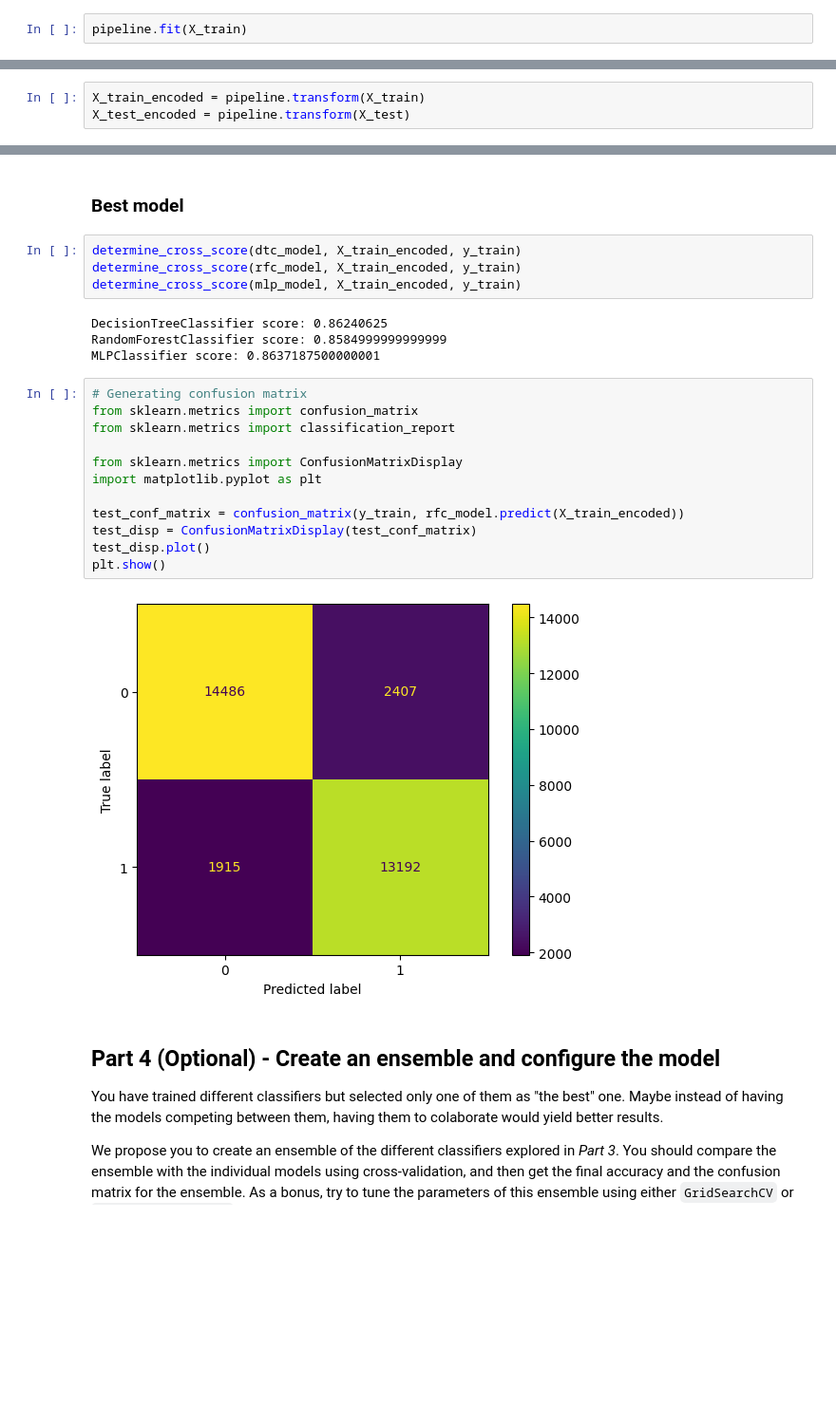
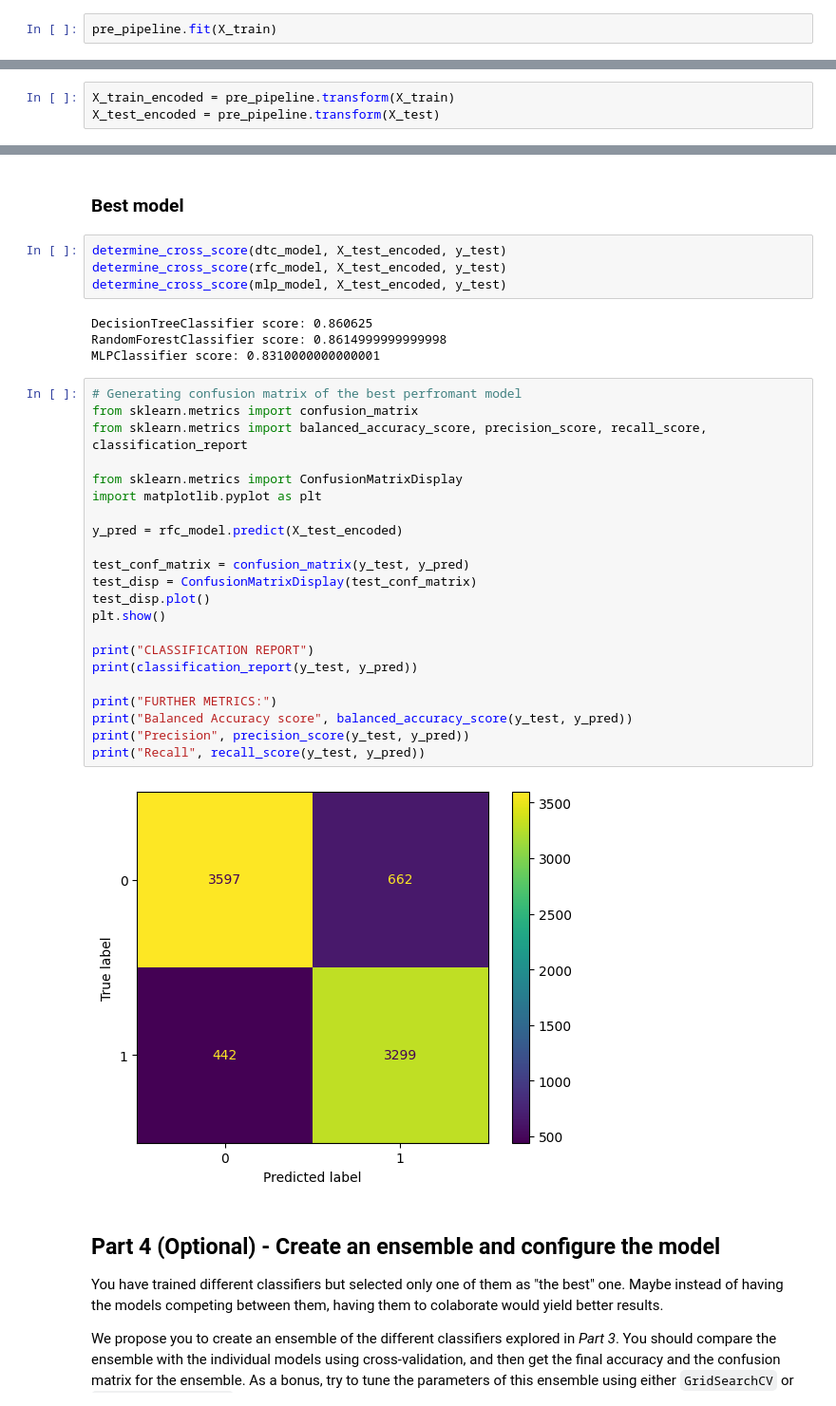
Before and after one commit to josalhor/si-pokemon, a Jupyter notebook: pokemon_basic-ml.ipynb, the cells around one changed output, grey strips where cells are left out. Shown at 95% size. Saved outputs shown, nothing was run; the diff lists cells and outputs as text; blank space fills up the shorter version.

```diff
--- a/pokemon_basic-ml.ipynb
+++ b/pokemon_basic-ml.ipynb
@@ -553,2 +647,2 @@ print(y.shape, y_train.shape, y_test.shape)
 # %%
-pipeline.fit(X_train)
+pre_pipeline.fit(X_train)
@@ -555,3 +667,3 @@ pipeline.fit(X_train)
 # %%
-X_train_encoded = pipeline.transform(X_train)
-X_test_encoded = pipeline.transform(X_test)
+X_train_encoded = pre_pipeline.transform(X_train)
+X_test_encoded = pre_pipeline.transform(X_test)
@@ -624,27 +717,37 @@ mlp_model.fit(X_train_encoded, y_train)
 # %% [markdown]
 ### Best model
 # %%
-determine_cross_score(dtc_model, X_train_encoded, y_train)
-determine_cross_score(rfc_model, X_train_encoded, y_train)
-determine_cross_score(mlp_model, X_train_encoded, y_train)
+determine_cross_score(dtc_model, X_test_encoded, y_test)
+determine_cross_score(rfc_model, X_test_encoded, y_test)
+determine_cross_score(mlp_model, X_test_encoded, y_test)
 # %% [output]
-DecisionTreeClassifier score: 0.86240625
-RandomForestClassifier score: 0.8584999999999999
-MLPClassifier score: 0.8637187500000001
+DecisionTreeClassifier score: 0.860625
+RandomForestClassifier score: 0.8614999999999998
+MLPClassifier score: 0.8310000000000001
 # %%
-# Generating confusion matrix
+# Generating confusion matrix of the best perfromant model
 from sklearn.metrics import confusion_matrix
-from sklearn.metrics import classification_report
+from sklearn.metrics import balanced_accuracy_score, precision_score, recall_score, classification_report
 
 from sklearn.metrics import ConfusionMatrixDisplay
 import matplotlib.pyplot as plt
 
-test_conf_matrix = confusion_matrix(y_train, rfc_model.predict(X_train_encoded))
+y_pred = rfc_model.predict(X_test_encoded)
+
+test_conf_matrix = confusion_matrix(y_test, y_pred)
 test_disp = ConfusionMatrixDisplay(test_conf_matrix)
 test_disp.plot()
 plt.show()
+
+print("CLASSIFICATION REPORT")
+print(classification_report(y_test, y_pred))
+
+print("FURTHER METRICS:")
+print("Balanced Accuracy score", balanced_accuracy_score(y_test, y_pred))
+print("Precision", precision_score(y_test, y_pred))
+print("Recall", recall_score(y_test, y_pred))
 # %% [output]
-[figure, old version]
+[figure, new version]
 # %% [markdown]
 ## Part 4 (Optional) - Create an ensemble and configure the model
 
```
Also changed, not shown: parts of 26 cells of this notebook.
